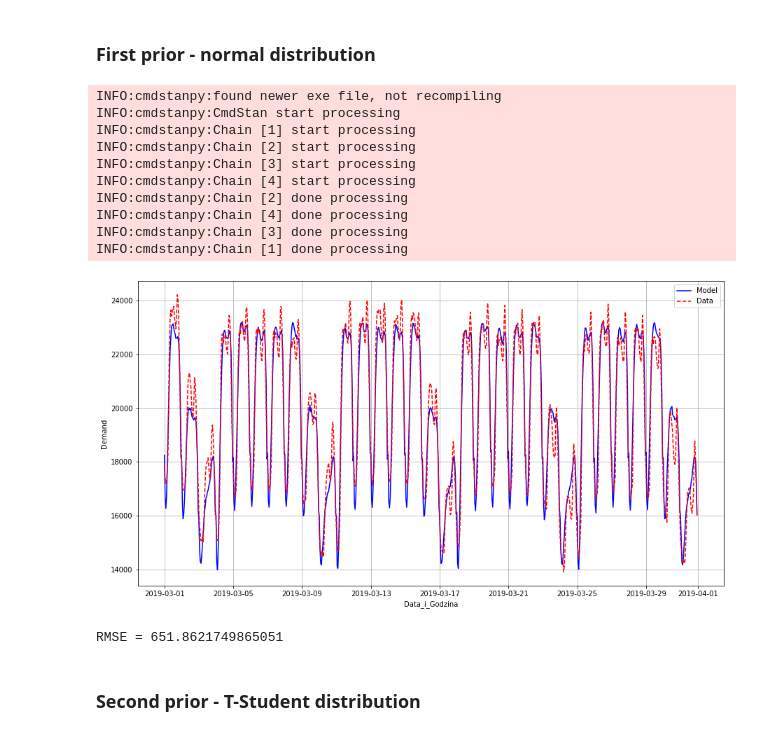
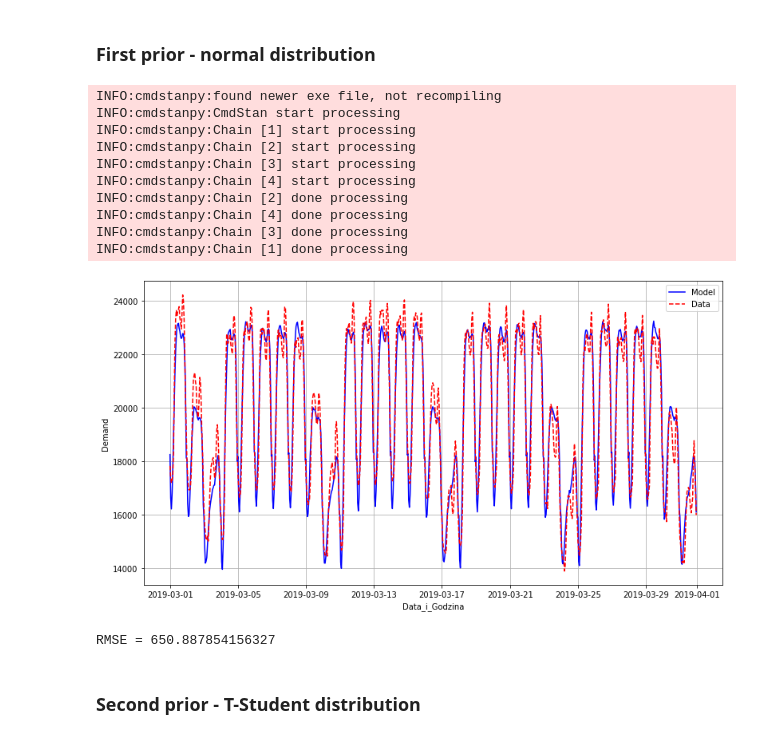
Before and after one commit to pilarskimarcin/ProjektDataAnalytics, a Jupyter notebook: model.ipynb, the cells around one changed output. Cells and saved outputs as stored; diff of their text form; code cells hidden in the pictures.

```diff
--- a/model.ipynb
+++ b/model.ipynb
@@ -46,7 +71,7 @@ df_naslonecznienie_marzec.reset_index(inplace=True)
 # %% [markdown]
 ### Regression - finding coefficients for 5th degree polynomial regression
 # %%
-coeffs: List[np.ndarray] = []
+coeffs_demand: List[np.ndarray] = []
 for day in range(7):
     data = df_zapotrzebowanie[["Godzina", "Krajowe zapotrzebowanie na moc"]].loc[df_zapotrzebowanie["Dzień tygodnia"] == day]
     print(data.shape)
@@ -59,7 +84,7 @@ for day in range(7):
     plt.plot(x, p(x))
     plt.show()
     print(coef)
-    coeffs.append(coef)
+    coeffs_demand.append(coef)
 # %% [output]
 (96, 2)
 [figure]
@@ -89,33 +114,33 @@ for day in range(7):
 # %%
 model_ppc=CmdStanModel(stan_file='model1.stan')
 ppc = model_ppc.sample(show_progress=False, data=dict(
     N=len(df_zapotrzebowanie), day_of_week=df_zapotrzebowanie["Dzień tygodnia"].values, hour=df_zapotrzebowanie["Godzina"].values,
-    coeffs=coeffs
+    coeffs=coeffs_demand
     ))
 df_ppc = ppc.draws_pd()
 df_ppc_mean = df_ppc.mean()[[f"demand[{i}]" for i in range(1, len(df_zapotrzebowanie) + 1)]]
-plt.figure(figsize=(15, 8))
+plt.figure(figsize=(13, 7))
 plt.plot(df_zapotrzebowanie["Data_i_Godzina"], df_ppc_mean, "b-",
          df_zapotrzebowanie["Data_i_Godzina"], df_zapotrzebowanie["Krajowe zapotrzebowanie na moc"], "r--")
 plt.xlabel("Data_i_Godzina")
 plt.ylabel("Demand")
 plt.legend(["Model", "Data"])
 plt.grid(True)
 plt.show()
 print(f'RMSE = {mean_squared_error(df_zapotrzebowanie["Krajowe zapotrzebowanie na moc"].values, df_ppc_mean.values, squared=False)}')
 # %% [output]
 INFO:cmdstanpy:found newer exe file, not recompiling
 INFO:cmdstanpy:CmdStan start processing
 INFO:cmdstanpy:Chain [1] start processing
 INFO:cmdstanpy:Chain [2] start processing
 INFO:cmdstanpy:Chain [3] start processing
 INFO:cmdstanpy:Chain [4] start processing
 INFO:cmdstanpy:Chain [2] done processing
 INFO:cmdstanpy:Chain [4] done processing
 INFO:cmdstanpy:Chain [3] done processing
 INFO:cmdstanpy:Chain [1] done processing
-[figure, old version]
+[figure, new version]
-RMSE = 651.8621749865051
+RMSE = 650.887854156327
 # %% [markdown]
 ### Second prior - T-Student distribution
 # %%
```
Also changed, not shown: parts of 18 cells of this notebook, 9 other files.
